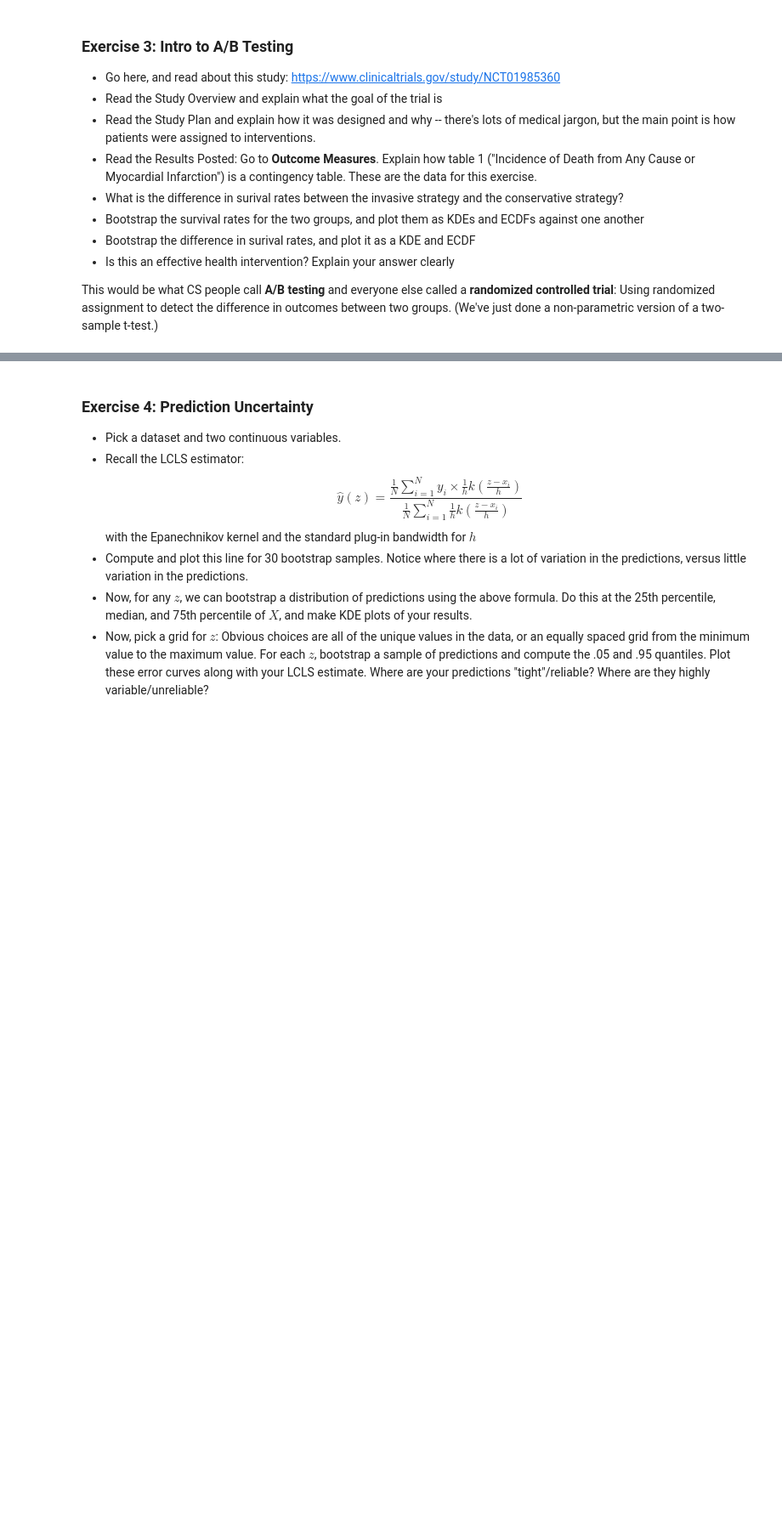
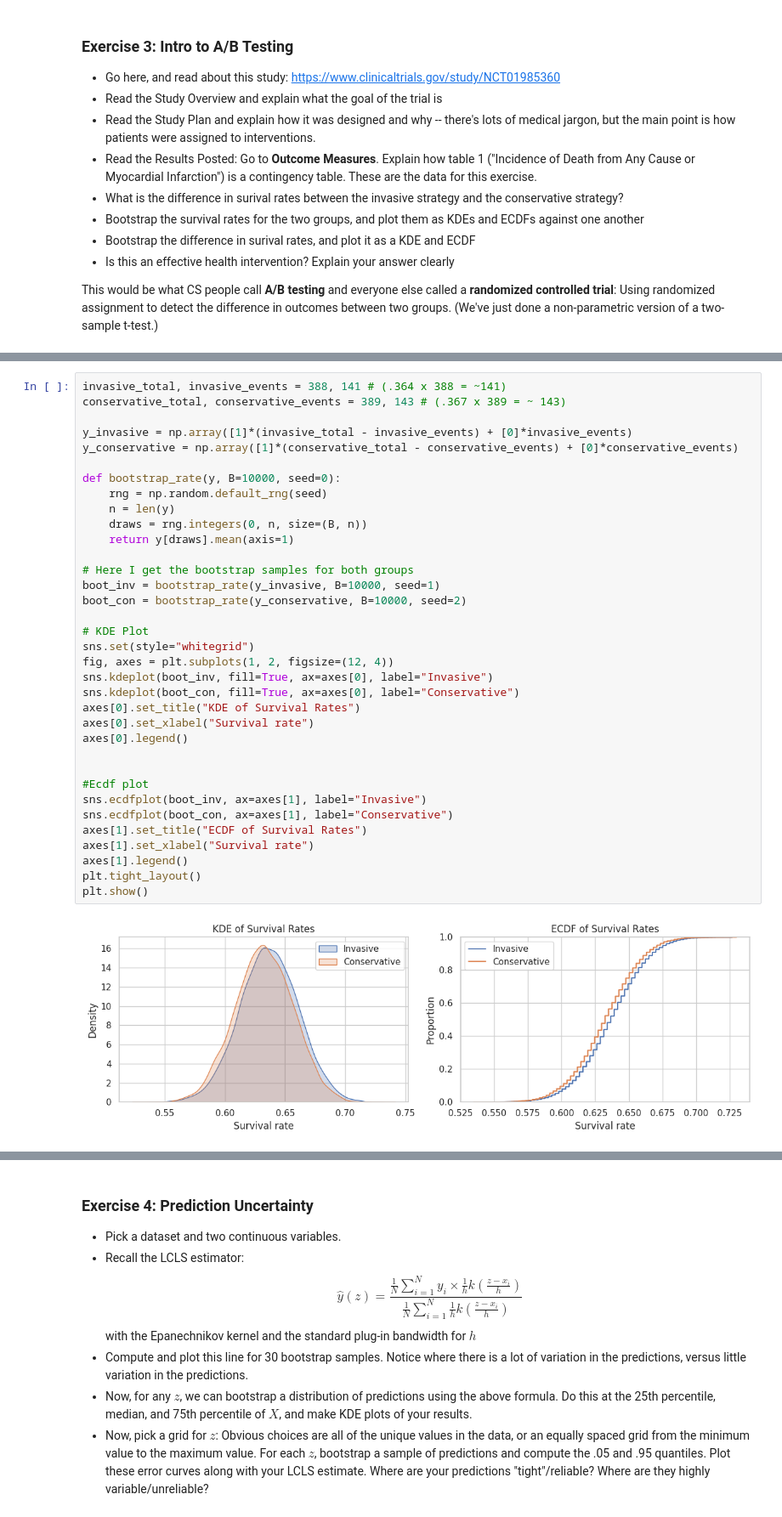
Before and after one commit to tiyeh21/MSDS_5030_Repo, a Jupyter notebook: assignment_4.ipynb, the cells around one changed output, grey strips where cells are left out. Shown: that part at 85% size. Drawn from its saved outputs; the diff is of its cells as text; blank space fills up the shorter version.

```diff
--- a/assignment_4.ipynb
+++ b/assignment_4.ipynb
@@ -28,0 +143,37 @@ This would be what CS people call **A/B testing** and everyone else called a **r
+# %%
+invasive_total, invasive_events = 388, 141 # (.364 x 388 = ~141)
+conservative_total, conservative_events = 389, 143 # (.367 x 389 = ~ 143)
+
+y_invasive = np.array([1]*(invasive_total - invasive_events) + [0]*invasive_events)
+y_conservative = np.array([1]*(conservative_total - conservative_events) + [0]*conservative_events)
+
+def bootstrap_rate(y, B=10000, seed=0):
+    rng = np.random.default_rng(seed)
+    n = len(y)
+    draws = rng.integers(0, n, size=(B, n))
+    return y[draws].mean(axis=1)
+
+# Here I get the bootstrap samples for both groups
+boot_inv = bootstrap_rate(y_invasive, B=10000, seed=1)
+boot_con = bootstrap_rate(y_conservative, B=10000, seed=2)
+
+# KDE Plot
+sns.set(style="whitegrid")
+fig, axes = plt.subplots(1, 2, figsize=(12, 4))
+sns.kdeplot(boot_inv, fill=True, ax=axes[0], label="Invasive")
+sns.kdeplot(boot_con, fill=True, ax=axes[0], label="Conservative")
+axes[0].set_title("KDE of Survival Rates")
+axes[0].set_xlabel("Survival rate")
+axes[0].legend()
+
+
+#Ecdf plot
+sns.ecdfplot(boot_inv, ax=axes[1], label="Invasive")
+sns.ecdfplot(boot_con, ax=axes[1], label="Conservative")
+axes[1].set_title("ECDF of Survival Rates")
+axes[1].set_xlabel("Survival rate")
+axes[1].legend()
+plt.tight_layout()
+plt.show()
+# %% [output]
+[figure, added]
```
Also changed, not shown: parts of 10 cells of this notebook.
